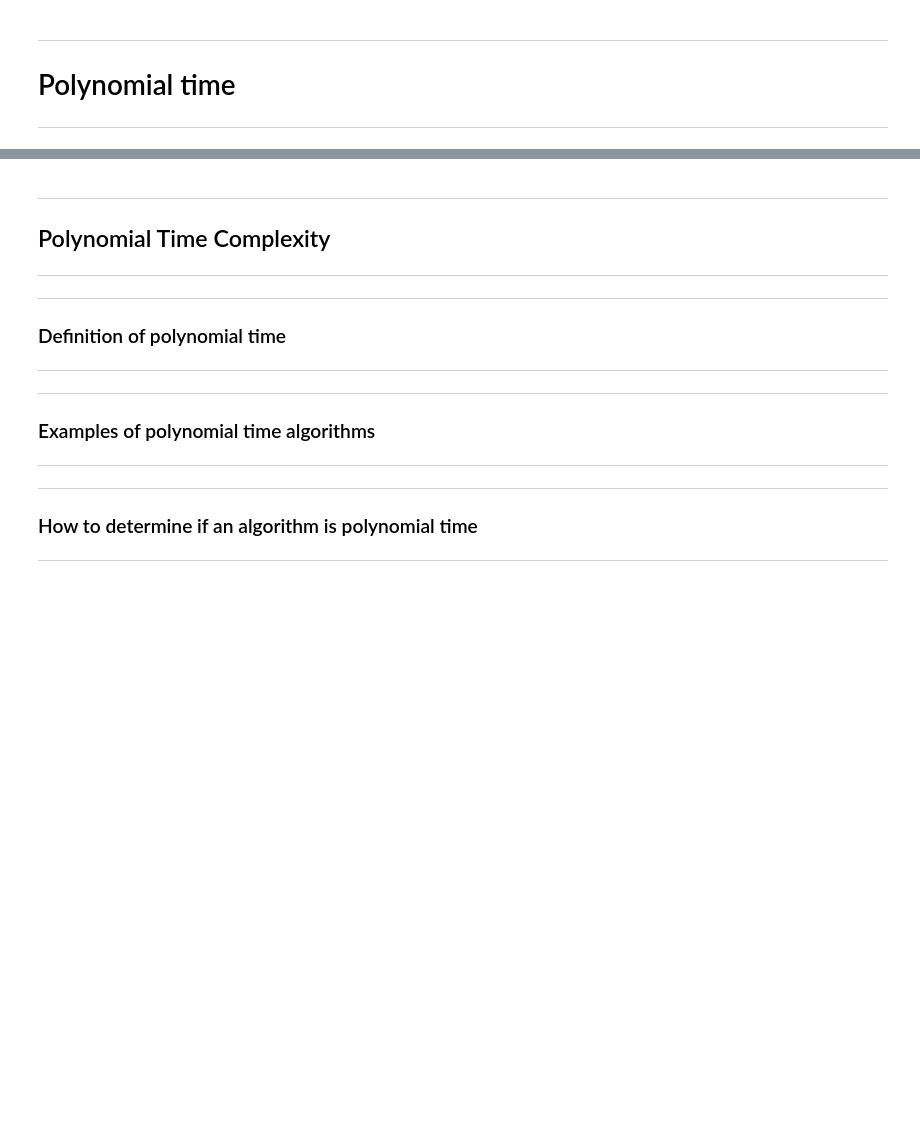
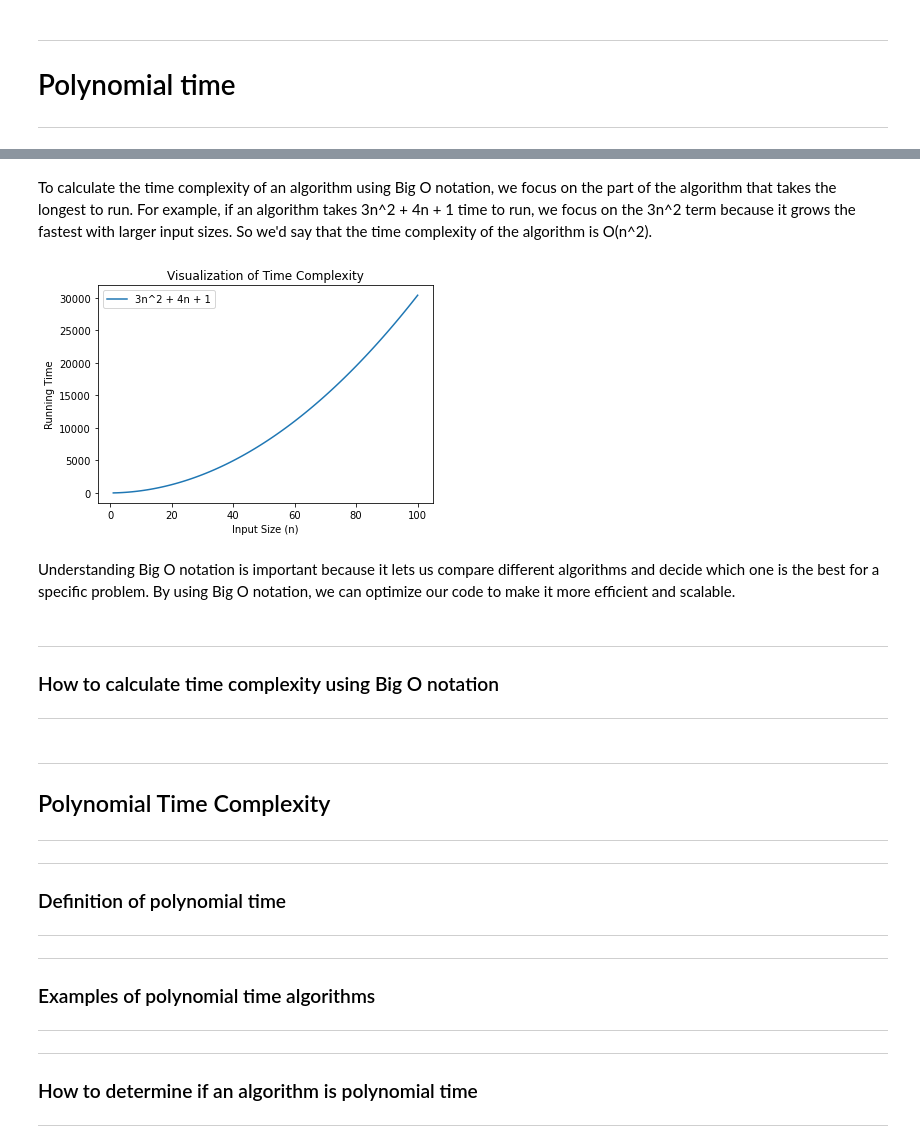
Before and after one commit to NatanTrosmanGMIT/Theory_Of_Algorithms_Project, a Jupyter notebook: polynomial_time.ipynb, the cells around one changed output, grey strips where cells are left out. Drawn from its saved outputs; the diff is of its cells as text; code cells hidden in the pictures; blank space fills up the shorter version.

```diff
--- a/polynomial_time.ipynb
+++ b/polynomial_time.ipynb
@@ -29,3 +70,36 @@
+# %% [markdown]
+To calculate the time complexity of an algorithm using Big O notation, we focus on the part of the algorithm that takes the longest to run. For example, if an algorithm takes 3n^2 + 4n + 1 time to run, we focus on the 3n^2 term because it grows the fastest with larger input sizes. So we'd say that the time complexity of the algorithm is O(n^2).
+# %%
+import matplotlib.pyplot as plt
+import numpy as np
+
+# Set up the input size array
+n = np.arange(1, 101)
+
+# Calculate the running time using the formula 3n^2 + 4n + 1
+y = 3*n**2 + 4*n + 1
+
+# Plot the running time
+plt.plot(n, y, label="3n^2 + 4n + 1")
+
+# Add labels and legend
+plt.xlabel("Input Size (n)")
+plt.ylabel("Running Time")
+plt.title("Visualization of Time Complexity")
+plt.legend()
+
+# Show the plot
+plt.show()
+# %% [output]
+[figure, added]
+# %% [markdown]
+
+
+Understanding Big O notation is important because it lets us compare different algorithms and decide which one is the best for a specific problem. By using Big O notation, we can optimize our code to make it more efficient and scalable.
+# %% [markdown]
+***
+### How to calculate time complexity using Big O notation
+***
 # %% [markdown]
 ***
 ## Polynomial Time Complexity
```
Also changed, not shown: parts of 4 cells of this notebook.
